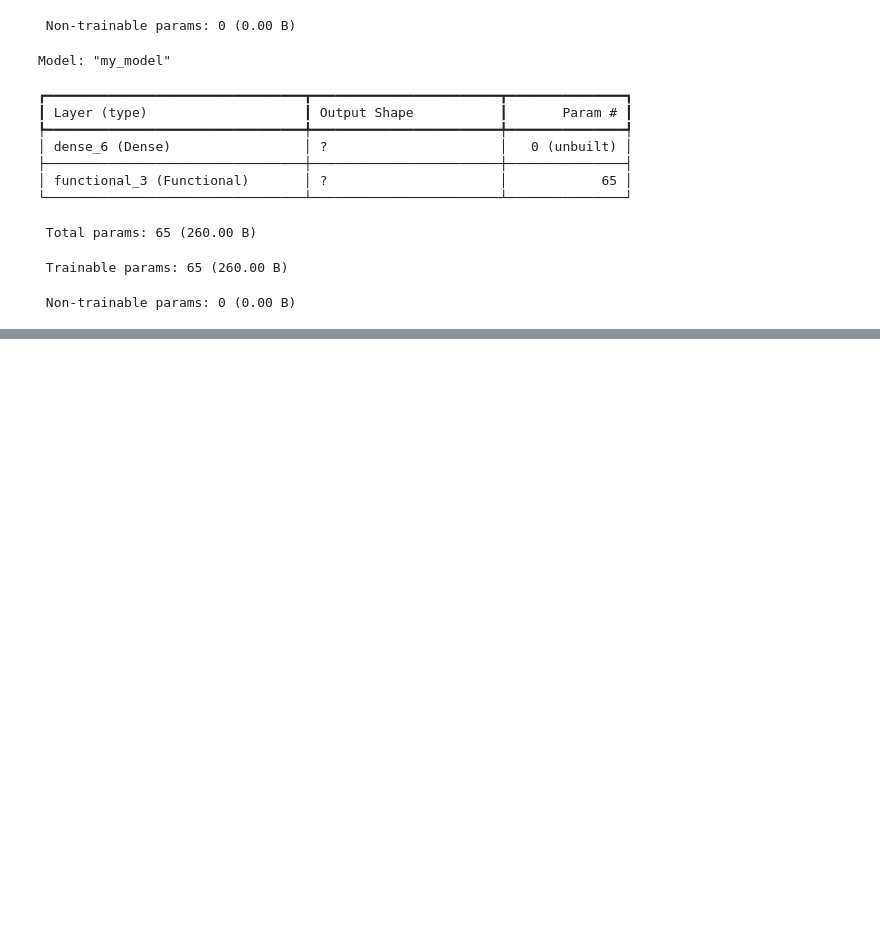
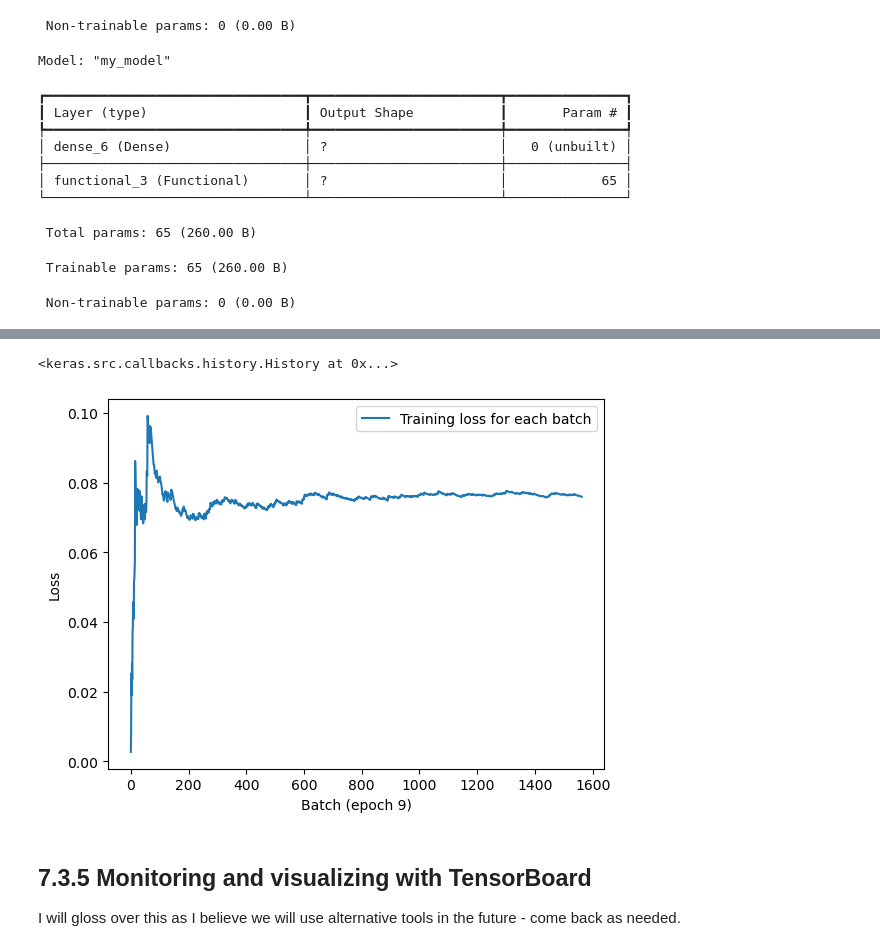
Before and after one commit to gari715135/deep-learning-intro-course, a Jupyter notebook: 7 Working with Keras - A deep dive/ch7_notes.ipynb, the cells around one changed output, grey strips where cells are left out. Saved outputs shown, nothing was run; the diff lists cells and outputs as text; code cells hidden in the pictures; blank space fills up the shorter version.

```diff
--- a/7 Working with Keras - A deep dive/ch7_notes.ipynb
+++ b/7 Working with Keras - A deep dive/ch7_notes.ipynb
@@ -493,0 +590,9 @@ print(train_labels[0])
+# %%
+# Example using Earlystopping and Modelcheckoint callbacks
+callbacks_list = [keras.callbacks.EarlyStopping(monitor="val_accuracy", min_delta=.1, patience=2),
+                  keras.callbacks.ModelCheckpoint(filepath="model_checkpoint.keras", monitor="val_loss", save_best_only=True)]
+model=get_mnist_model()
+model.compile(optimizer="rmsprop", loss="sparse_categorical_crossentropy", metrics=["accuracy"])
+model.fit(train_images, train_labels, epochs=10, callbacks=callbacks_list, validation_data=(val_images, val_labels))
+
+# NOTE - use model.save('checkpoint_path') to manually save model
@@ -493,0 +607,2 @@ print(train_labels[0])
+# %%
+keras.models.load_model("model_checkpoint.keras")
@@ -493,0 +615,27 @@ print(train_labels[0])
+# %%
+class LossHistory(keras.callbacks.Callback):
+    def on_train_begin(self, logs):
+        self.per_batch_losses = []
+
+    def on_batch_end(self, batch, logs):
+        self.per_batch_losses.append(logs.get("loss"))
+
+    def on_epoch_end(self, epoch, logs):
+        plt.clf()
+        plt.plot(range(len(self.per_batch_losses)), self.per_batch_losses,
+                 label="Training loss for each batch")
+        plt.xlabel(f"Batch (epoch {epoch})")
+        plt.ylabel("Loss")
+        plt.legend()
+        plt.savefig(f"./plots/loss_history/plot_at_epoch_{epoch}")
+        self.per_batch_losses = []
+
+model = get_mnist_model()
+model.compile(optimizer="rmsprop",
+              loss="sparse_categorical_crossentropy",
+              metrics=["accuracy"])
+model.fit(train_images, train_labels,
+          epochs=10,
+          callbacks=[LossHistory()],
+          validation_data=(val_images, val_labels))
+# %% [output]
@@ -493,0 +662,5 @@ print(train_labels[0])
+<keras.src.callbacks.history.History at 0x...>
+[figure, added]
+# %% [markdown]
+## 7.3.5 Monitoring and visualizing with TensorBoard
+I will gloss over this as I believe we will use alternative tools in the future - come back as needed.
```
Also changed, not shown: parts of 17 cells of this notebook, 15 other files.
